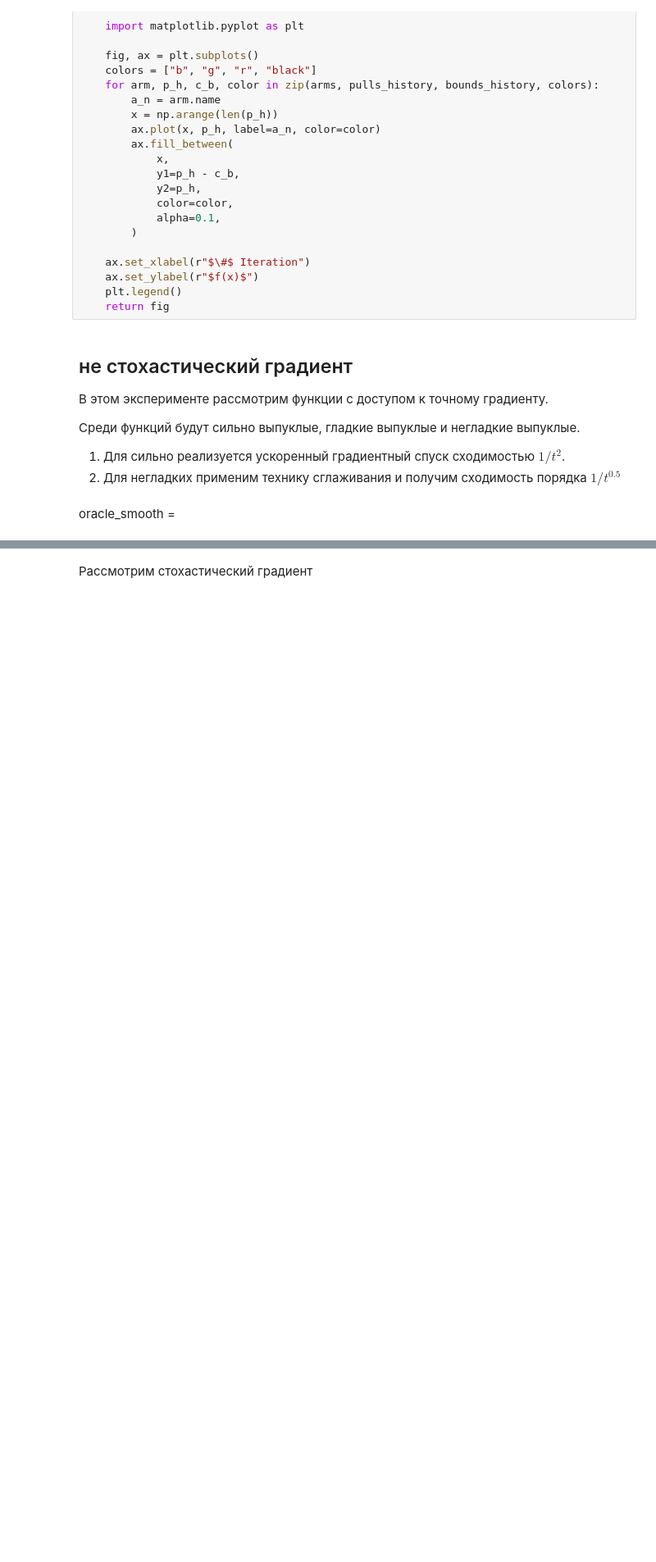
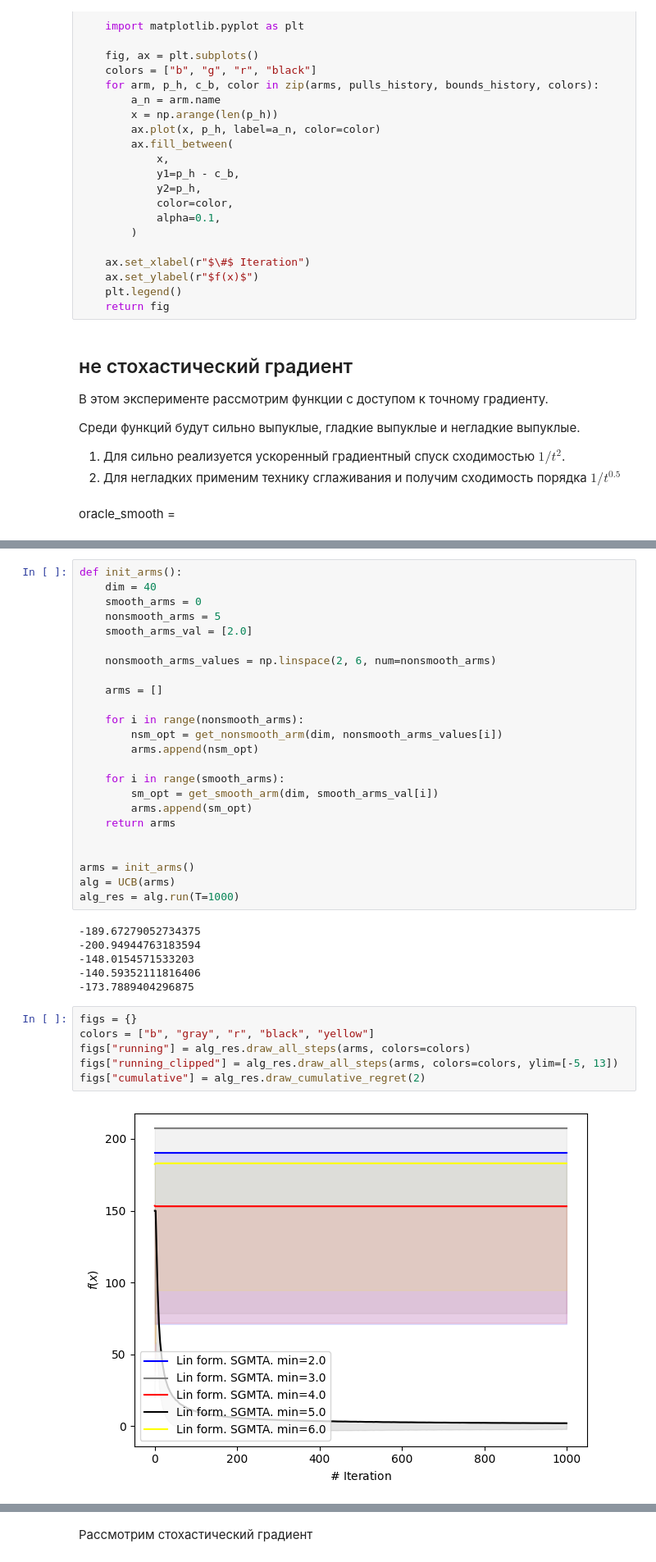
Before and after one commit to online-opt-acc/FMAB_copy, a Jupyter notebook: notebooks/synthetic_exp.ipynb, the cells around one changed output, grey strips where cells are left out. Shown at 82% size. Cells and saved outputs as stored; diff of their text form; blank space fills up the shorter version.

```diff
--- a/notebooks/synthetic_exp.ipynb
+++ b/notebooks/synthetic_exp.ipynb
@@ -144,0 +189,38 @@ f = alg_res.draw_cumulative_regret(2)
+# %%
+def init_arms():
+    dim = 40
+    smooth_arms = 0
+    nonsmooth_arms = 5
+    smooth_arms_val = [2.0]
+
+    nonsmooth_arms_values = np.linspace(2, 6, num=nonsmooth_arms)
+
+    arms = []
+
+    for i in range(nonsmooth_arms):
+        nsm_opt = get_nonsmooth_arm(dim, nonsmooth_arms_values[i])
+        arms.append(nsm_opt)
+
+    for i in range(smooth_arms):
+        sm_opt = get_smooth_arm(dim, smooth_arms_val[i])
+        arms.append(sm_opt)
+    return arms
+
+
+arms = init_arms()
+alg = UCB(arms)
+alg_res = alg.run(T=1000)
+# %% [output]
+-189.67279052734375
+-200.94944763183594
+-148.0154571533203
+-140.59352111816406
+-173.7889404296875
+# %%
+figs = {}
+colors = ["b", "gray", "r", "black", "yellow"]
+figs["running"] = alg_res.draw_all_steps(arms, colors=colors)
+figs["running_clipped"] = alg_res.draw_all_steps(arms, colors=colors, ylim=[-5, 13])
+figs["cumulative"] = alg_res.draw_cumulative_regret(2)
+# %% [output]
+[figure, added]
```
Also changed, not shown: parts of 16 cells of this notebook, 4 other files.
